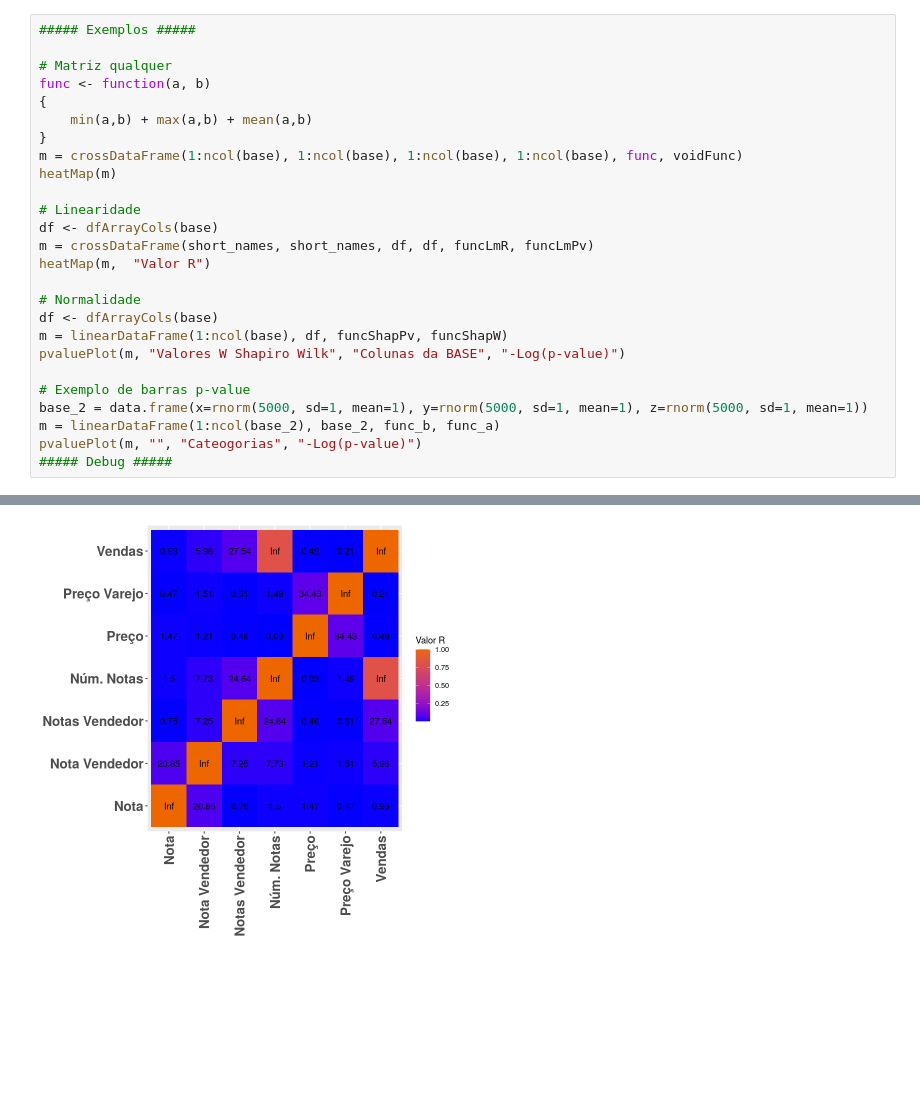
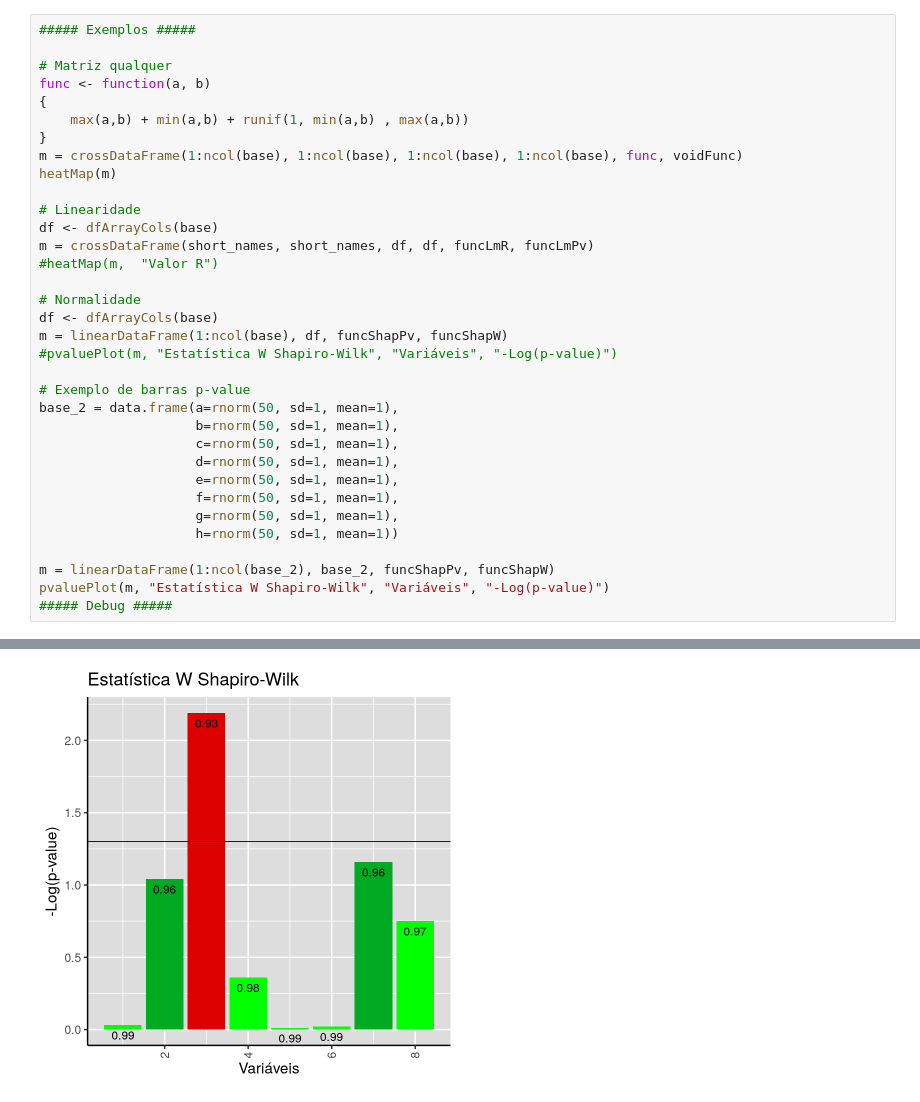
Before and after one commit to AspiranteAudaz/MetodosQuantiativos, a Jupyter notebook: Anova/Pressupostos.ipynb, the cells around one changed output, grey strips where cells are left out. Cells and saved outputs as stored; diff of their text form; blank space fills up the shorter version.

Commit message:
graficos modificados, principalmente os valores-p, teste de heterescedasticidade adicionado

```diff
--- a/Anova/Pressupostos.ipynb
+++ b/Anova/Pressupostos.ipynb
@@ -179,7 +278,7 @@ funcShapPv <- function(a)
 # Matriz qualquer
 func <- function(a, b)
 {
-    min(a,b) + max(a,b) + mean(a,b)
+    max(a,b) + min(a,b) + runif(1, min(a,b) , max(a,b))
 }
 m = crossDataFrame(1:ncol(base), 1:ncol(base), 1:ncol(base), 1:ncol(base), func, voidFunc)
 heatMap(m)
@@ -187,16 +286,24 @@ heatMap(m)
 # Linearidade
 df <- dfArrayCols(base)
 m = crossDataFrame(short_names, short_names, df, df, funcLmR, funcLmPv)
-heatMap(m,  "Valor R")
+#heatMap(m,  "Valor R")
 
 # Normalidade
 df <- dfArrayCols(base)
 m = linearDataFrame(1:ncol(base), df, funcShapPv, funcShapW)
-pvaluePlot(m, "Valores W Shapiro Wilk", "Colunas da BASE", "-Log(p-value)")
+#pvaluePlot(m, "Estatística W Shapiro-Wilk", "Variáveis", "-Log(p-value)")
 
 # Exemplo de barras p-value
-base_2 = data.frame(x=rnorm(5000, sd=1, mean=1), y=rnorm(5000, sd=1, mean=1), z=rnorm(5000, sd=1, mean=1))
-m = linearDataFrame(1:ncol(base_2), base_2, func_b, func_a)
-pvaluePlot(m, "", "Cateogorias", "-Log(p-value)")
+base_2 = data.frame(a=rnorm(50, sd=1, mean=1),
+                    b=rnorm(50, sd=1, mean=1),
+                    c=rnorm(50, sd=1, mean=1),
+                    d=rnorm(50, sd=1, mean=1),
+                    e=rnorm(50, sd=1, mean=1),
+                    f=rnorm(50, sd=1, mean=1),
+                    g=rnorm(50, sd=1, mean=1),
+                    h=rnorm(50, sd=1, mean=1))
+
+m = linearDataFrame(1:ncol(base_2), base_2, funcShapPv, funcShapW)
+pvaluePlot(m, "Estatística W Shapiro-Wilk", "Variáveis", "-Log(p-value)")
 ##### Debug #####
 # %% [output]
@@ -221 +311 @@ pvaluePlot(m, "", "Cateogorias", "-Log(p-value)")
-[figure, old version]
+[figure, new version]
```
Also changed, not shown: parts of 8 cells of this notebook.
